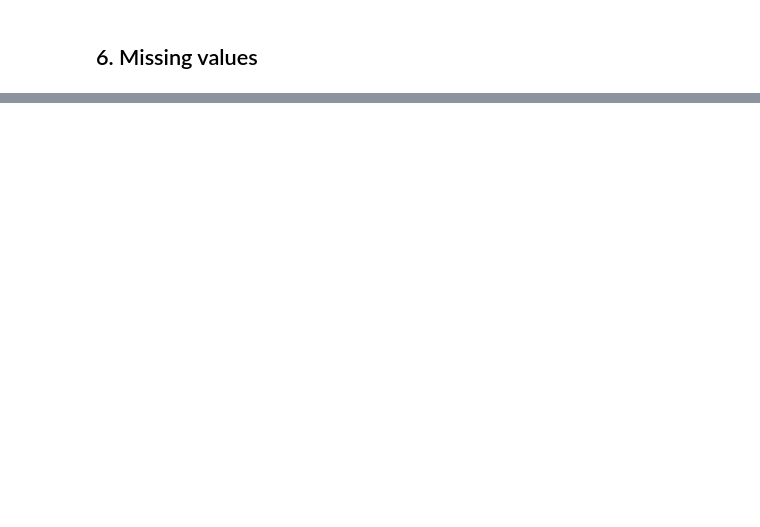
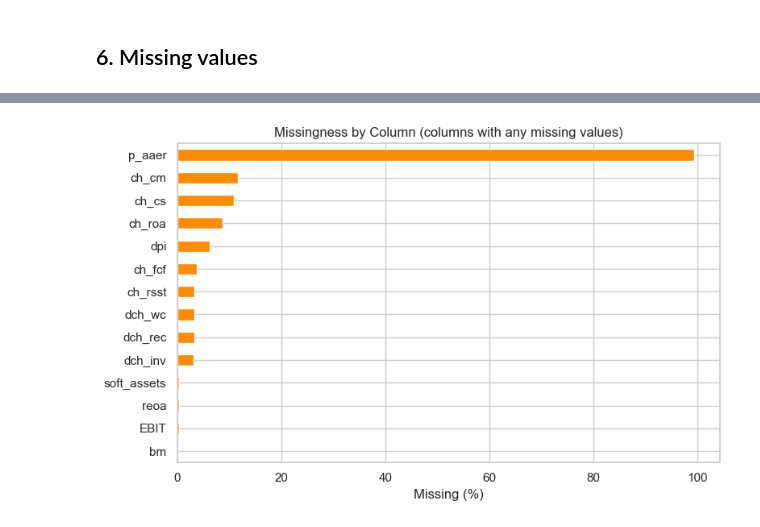
Before and after one commit to mirandamaisnam/audit-risk-analytics, a Jupyter notebook: notebooks/01_data_understanding.ipynb, the cells around one changed output, grey strips where cells are left out. Cells and saved outputs as stored; diff of their text form; code cells hidden in the pictures; blank space fills up the shorter version.

```diff
--- a/notebooks/01_data_understanding.ipynb
+++ b/notebooks/01_data_understanding.ipynb
@@ -44,0 +348,6 @@ No analysis has been performed yet. Run cells in order once `data/raw/data_Fraud
+# %%
+missing = df.isna().sum()
+missing_pct = (missing / len(df) * 100).round(2)
+missing_table = pd.DataFrame({"missing_count": missing, "missing_pct": missing_pct})
+missing_table = missing_table[missing_table["missing_count"] > 0].sort_values("missing_pct", ascending=False)
+missing_table
@@ -44,0 +370,10 @@ No analysis has been performed yet. Run cells in order once `data/raw/data_Fraud
+# %%
+fig, ax = plt.subplots(figsize=(8, 5))
+missing_table["missing_pct"].plot(kind="barh", ax=ax, color="darkorange")
+ax.set_xlabel("Missing (%)")
+ax.set_title("Missingness by Column (columns with any missing values)")
+ax.invert_yaxis()
+plt.tight_layout()
+plt.show()
+# %% [output]
+[figure, added]
```
Also changed, not shown: parts of 56 cells of this notebook.
